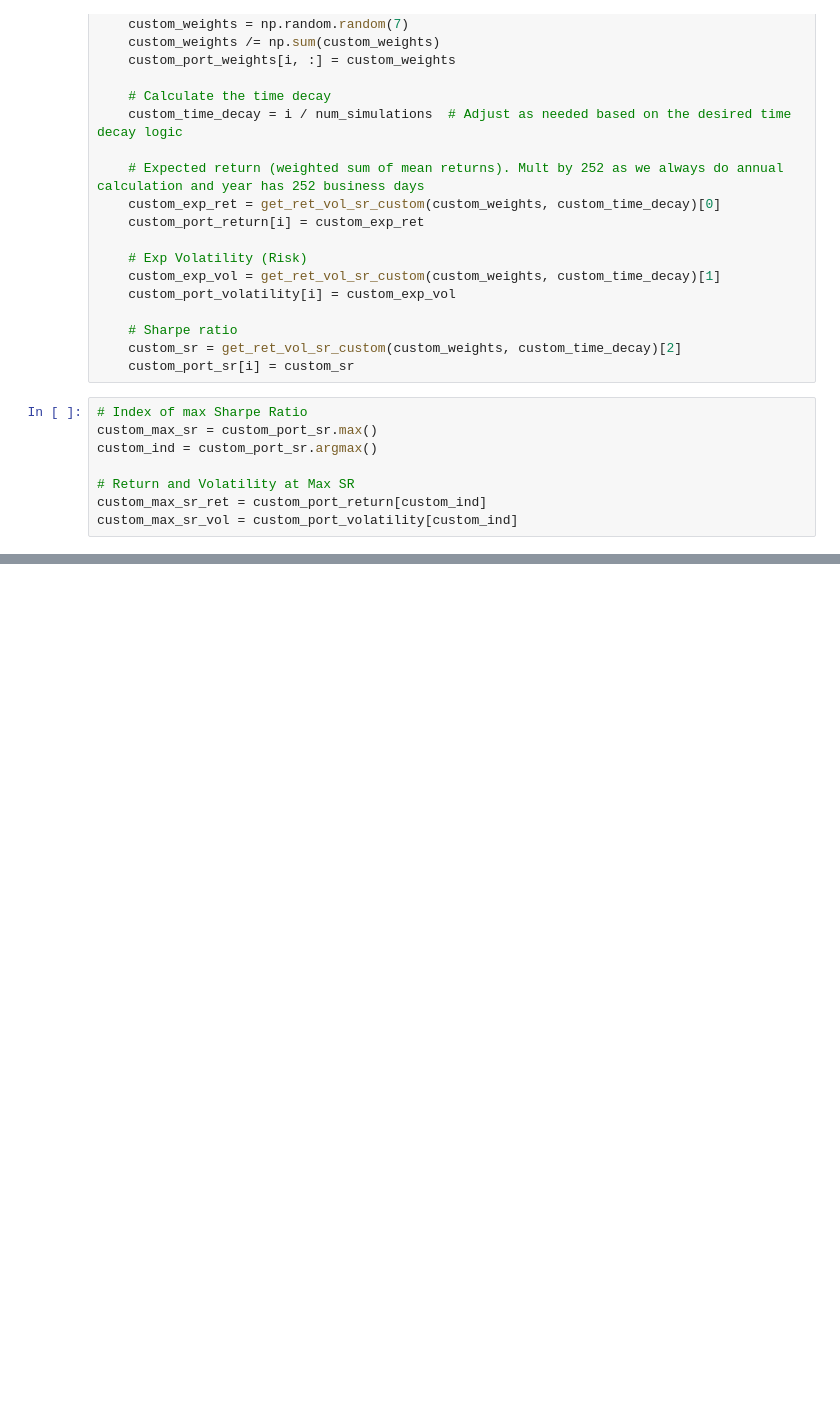
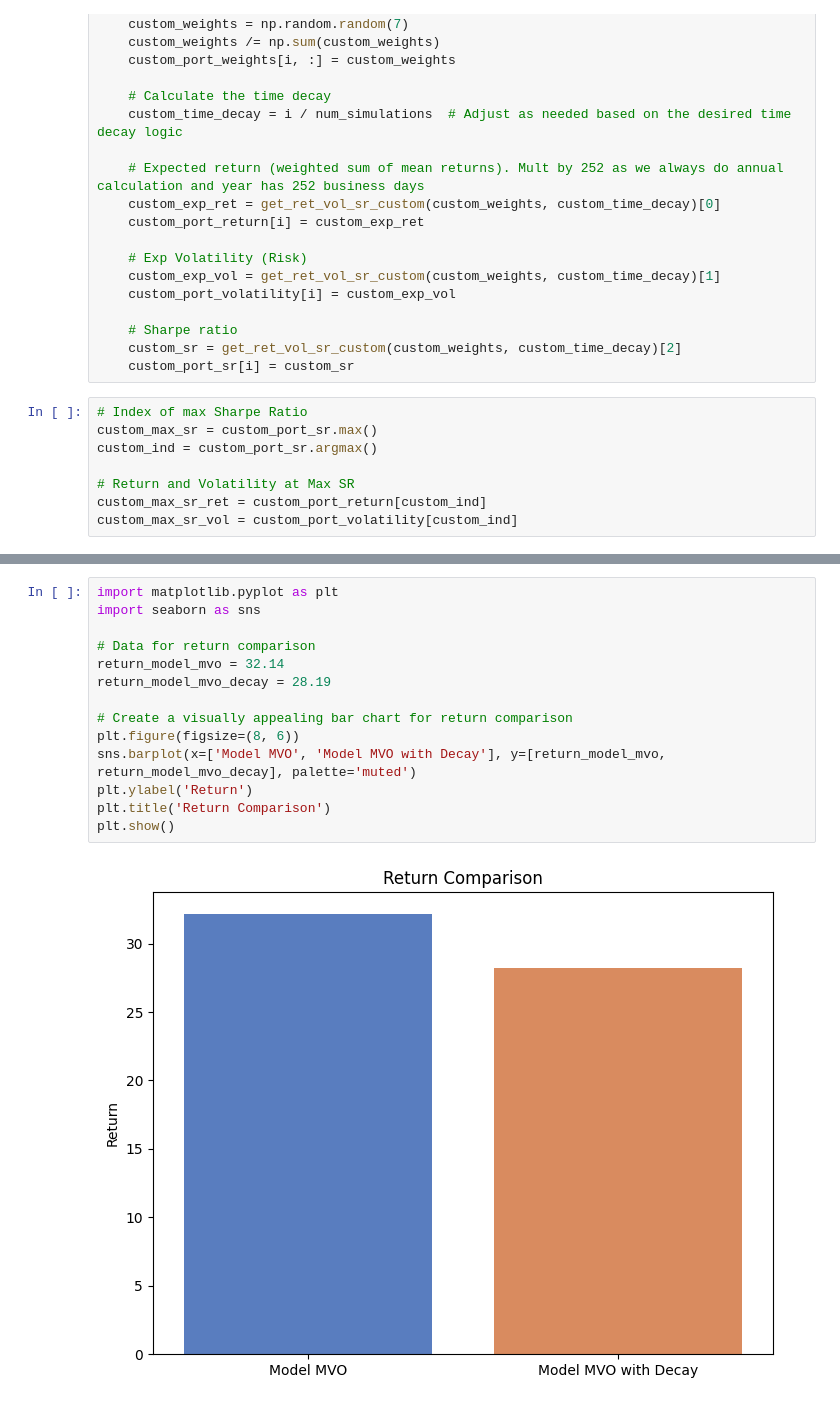
Before and after one commit to ClarenceKaranja/ROBUST-PORTFOLIO-OPTIMIZATION-WITH-RISK-DECAY, a Jupyter notebook: Markowitz_portfolio_optimization.ipynb, the cells around one changed output, grey strips where cells are left out. Saved outputs shown, nothing was run; the diff lists cells and outputs as text; blank space fills up the shorter version.

```diff
--- a/Markowitz_portfolio_optimization.ipynb
+++ b/Markowitz_portfolio_optimization.ipynb
@@ -397,0 +490,16 @@ Kruskal-Wallis Test for Volatilities: H-statistic = 1.0, p-value = 0.31731050786
+# %%
+import matplotlib.pyplot as plt
+import seaborn as sns
+
+# Data for return comparison
+return_model_mvo = 32.14
+return_model_mvo_decay = 28.19
+
+# Create a visually appealing bar chart for return comparison
+plt.figure(figsize=(8, 6))
+sns.barplot(x=['Model MVO', 'Model MVO with Decay'], y=[return_model_mvo, return_model_mvo_decay], palette='muted')
+plt.ylabel('Return')
+plt.title('Return Comparison')
+plt.show()
+# %% [output]
+[figure, added]
```
Also changed, not shown: parts of 17 cells of this notebook.
